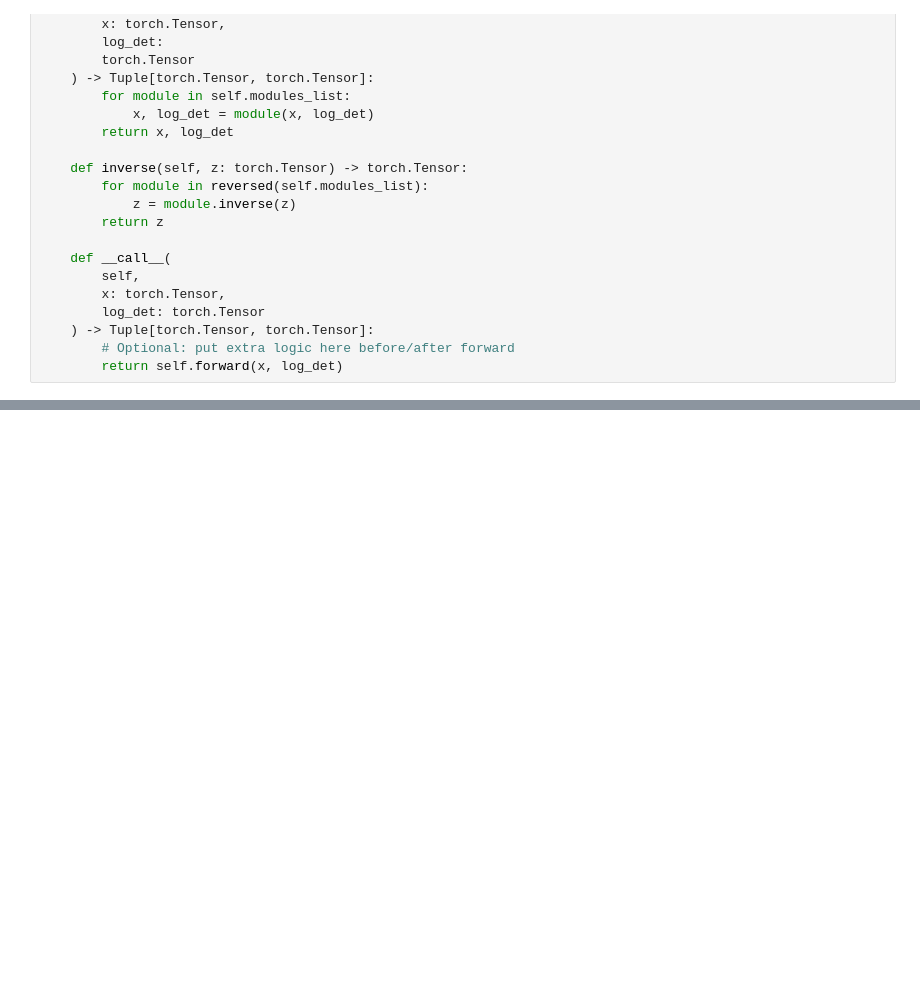
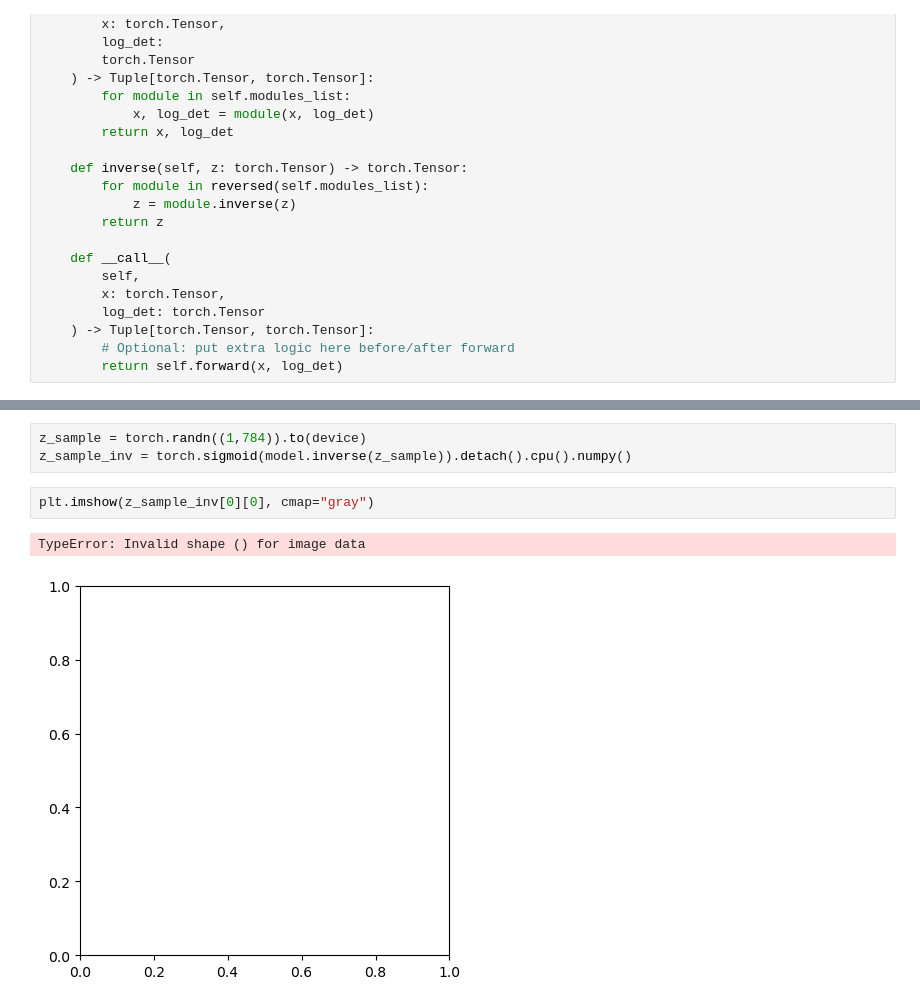
Before and after one commit to Ilan123/study_ml, a Jupyter notebook: generative_ai/src/normalized_flow.ipynb, the cells around one changed output, grey strips where cells are left out. Saved outputs shown, nothing was run; the diff lists cells and outputs as text; blank space fills up the shorter version.

```diff
--- a/generative_ai/src/normalized_flow.ipynb
+++ b/generative_ai/src/normalized_flow.ipynb
@@ -318,0 +450,8 @@ torch.Size([1, 784])
+# %%
+z_sample = torch.randn((1,784)).to(device)
+z_sample_inv = torch.sigmoid(model.inverse(z_sample)).detach().cpu().numpy()
+# %%
+plt.imshow(z_sample_inv[0][0], cmap="gray")
+# %% [output]
+TypeError: Invalid shape () for image data
+[figure, added]
```
Also changed, not shown: parts of 22 cells of this notebook.
